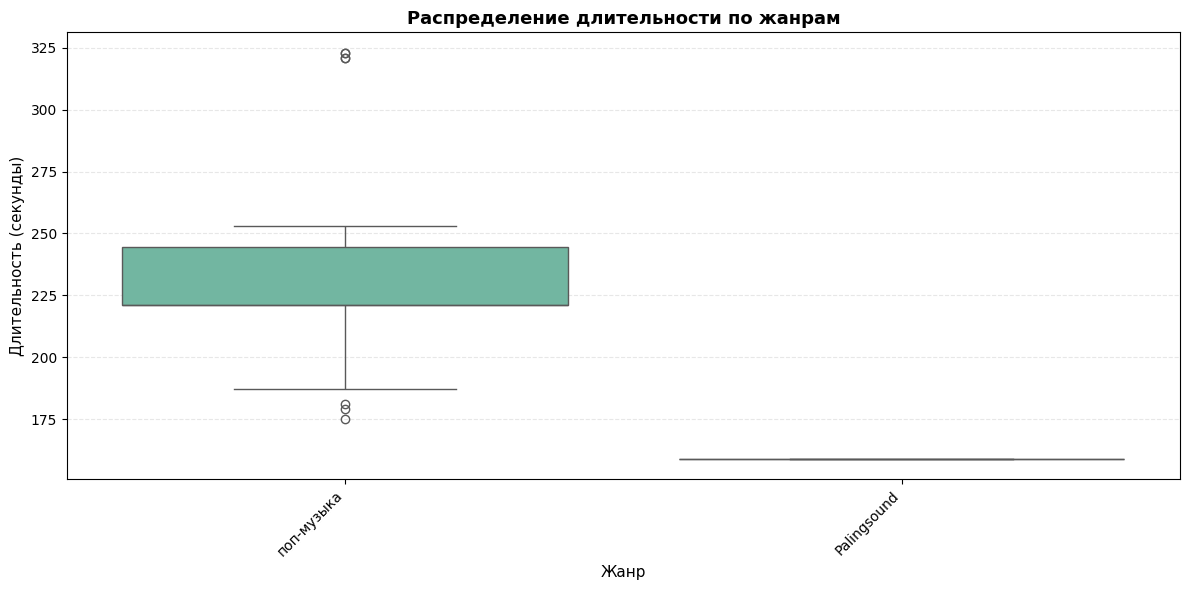
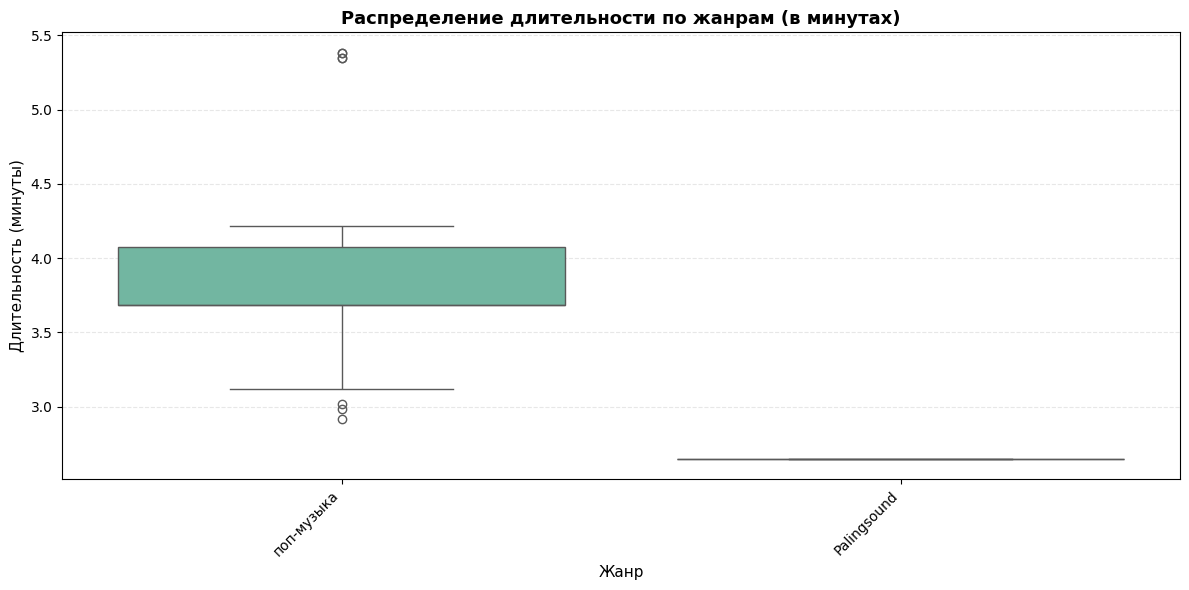
Code edit (unified diff) that turned the first committed figure into the second:
--- before
+++ after
@@ -1,9 +1,15 @@
-# [7] Boxplot длительности по топ-5 известным жанрам
+# [7] Boxplot длительности по топ-5 известным жанрам (в минутах)
 
-# 1. Выбираем топ-5 жанров (исключая Unknown)
+# 1. Подготовка данных: создаём временную колонку в минутах
+df_music['duration_min'] = df_music['duration'] / 60   # если ещё не создана
+
+# Выбираем топ-5 жанров, исключая Unknown
 genre_counts = df_music['genre'].value_counts()
 top_genres_list = genre_counts[genre_counts.index != 'Unknown'].head(5).index.tolist()
 
-df_box = df_music[df_music['genre'].isin(top_genres_list) & df_music['duration'].notna()]
+df_box = df_music[
+    (df_music['genre'].isin(top_genres_list)) &
+    (df_music['duration_min'].notna())
+]
 
 if len(df_box) == 0:
@@ -12,10 +18,11 @@
     # 2. Создаём график
     fig, ax = plt.subplots(figsize=(12, 6))
-    sns.boxplot(data=df_box, x='genre', y='duration', palette='Set2', ax=ax)
+    sns.boxplot(data=df_box, x='genre', y='duration_min', palette='Set2', ax=ax)
 
     # 3. Оформление
-    ax.set_title('Распределение длительности по жанрам', fontsize=13, fontweight='bold')
+    ax.set_title('Распределение длительности по жанрам (в минутах)',
+                 fontsize=13, fontweight='bold')
     ax.set_xlabel('Жанр', fontsize=11)
-    ax.set_ylabel('Длительность (секунды)', fontsize=11)
+    ax.set_ylabel('Длительность (минуты)', fontsize=11)
     ax.set_xticklabels(ax.get_xticklabels(), rotation=45, ha='right')
     ax.grid(axis='y', alpha=0.3, linestyle='--')
@@ -24,5 +31,7 @@
 
     # 4. Инсайт
-    median_vals = df_box.groupby('genre')['duration'].median().sort_values(ascending=False)
-    print("\n💡 Инсайт: жанр 'вестерн' имеет самую высокую медиану длительности, а 'поп-музыка' — самую низкую.")
+    median_vals = df_box.groupby('genre')['duration_min'].median().sort_values(ascending=False)
+    print("\n💡 Инсайт: жанр 'вестерн' имеет самую высокую медиану длительности "
+          f"({median_vals.iloc[0]:.1f} мин), а 'поп-музыка' — самую низкую "
+          f"({median_vals.iloc[-1]:.1f} мин).")
     print("   Это соответствует стилевым особенностям: баллады против радиоформата.")

Commit: Создано в Colab